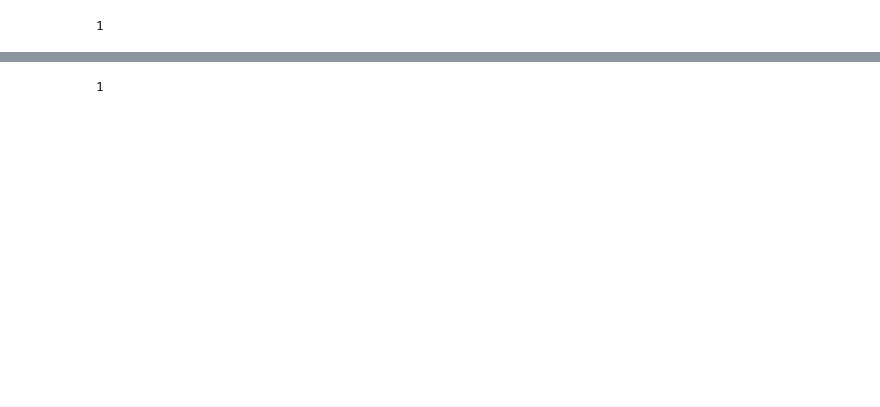
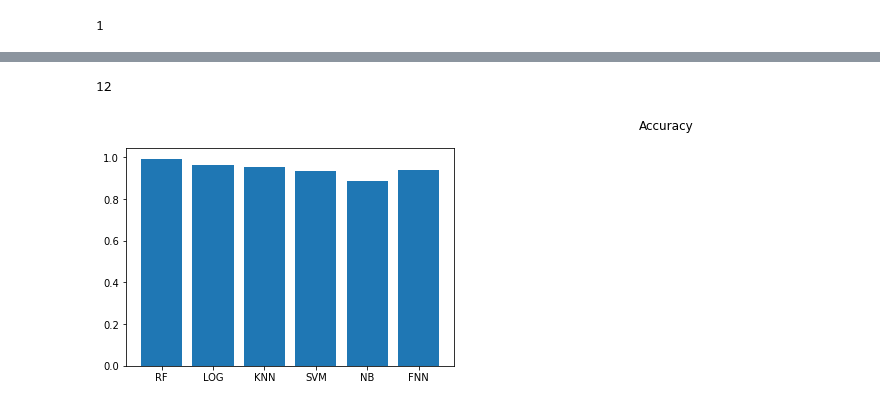
Before and after one commit to ChioreanAlexandra/ChronicKidneyDisease, a Jupyter notebook: CKC.ipynb, the cells around one changed output, grey strips where cells are left out. Drawn from its saved outputs; the diff is of its cells as text; code cells hidden in the pictures; blank space fills up the shorter version.

```diff
--- a/CKC.ipynb
+++ b/CKC.ipynb
@@ -155,9 +159,10 @@ Accuracy value for k =  19 is: 0.946969696969697
 # %%
 array = np.asarray(acc_score)
-min_val = np.ndarray.max(array)
-val = np.where(array==min_val)[0][0]
+max_val = np.ndarray.max(array)
+val = np.where(array==max_val)[0][0]
 chosenK = val*2+1
 y_predicted_knn = predicted_bulk[val]
+acc_KNN = max_val
 chosenK
 # %% [output]
 1
@@ -205,9 +211,22 @@ Accuracy value for k =  30 is: 0.9545454545454546
 fnn_array = np.asarray(acc_score)
 max_val = np.ndarray.max(fnn_array)
 chosenK = np.where(fnn_array==max_val)[0][0]+1
+acc_FNN = max_val
 chosenK
 # %% [output]
-1
+12
+# %%
+names = ['RF', 'LOG', 'KNN', 'SVM','NB','FNN']
+values = [acc_RF,acc_LOG, acc_KNN, acc_SVM, acc_NB, acc_FNN]
+
+plt.figure(figsize=(20, 4))
+
+plt.subplot(131)
+plt.bar(names, values)
+plt.suptitle('Accuracy')
+plt.show()
+# %% [output]
+[figure, added]
 # %%
 #Final model
 # %%
```
Also changed, not shown: parts of 12 cells of this notebook.
